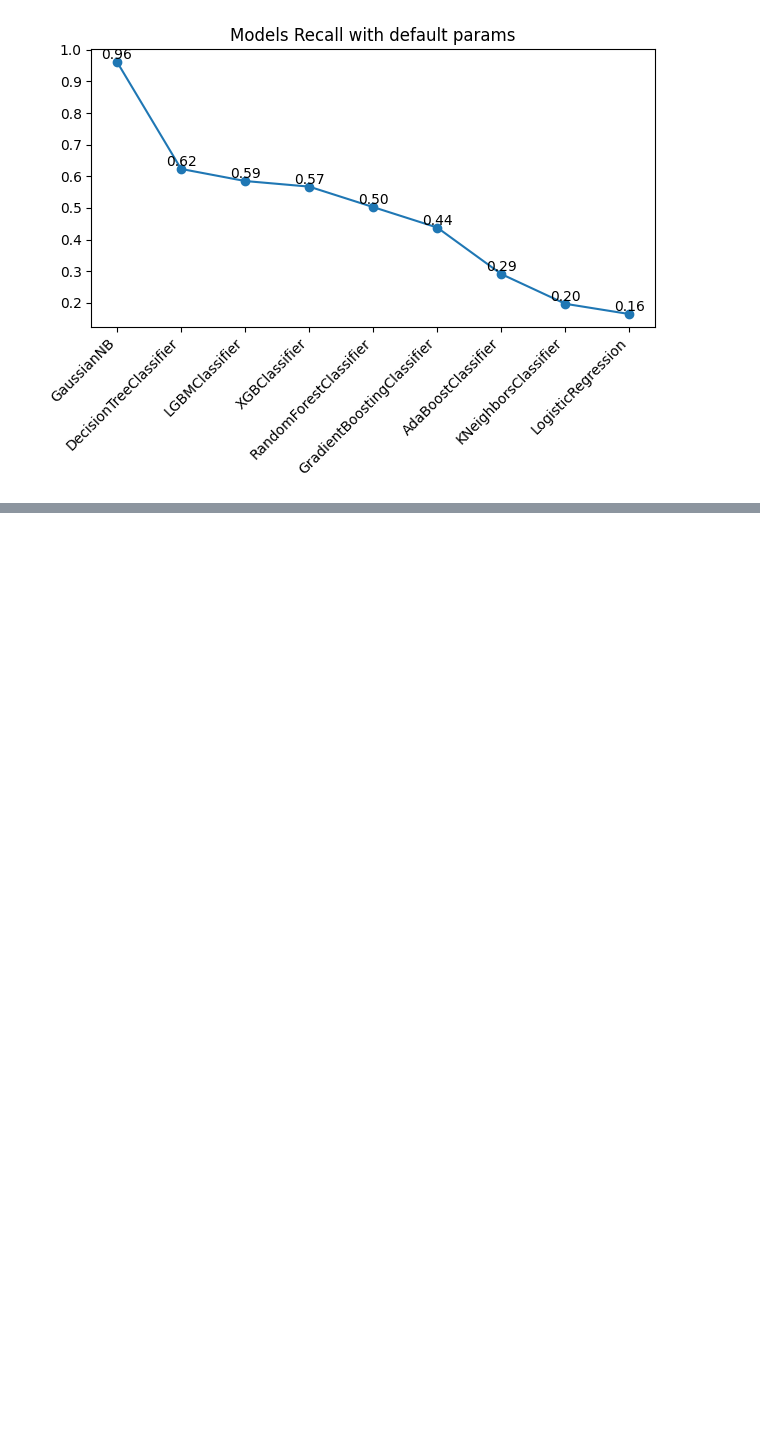
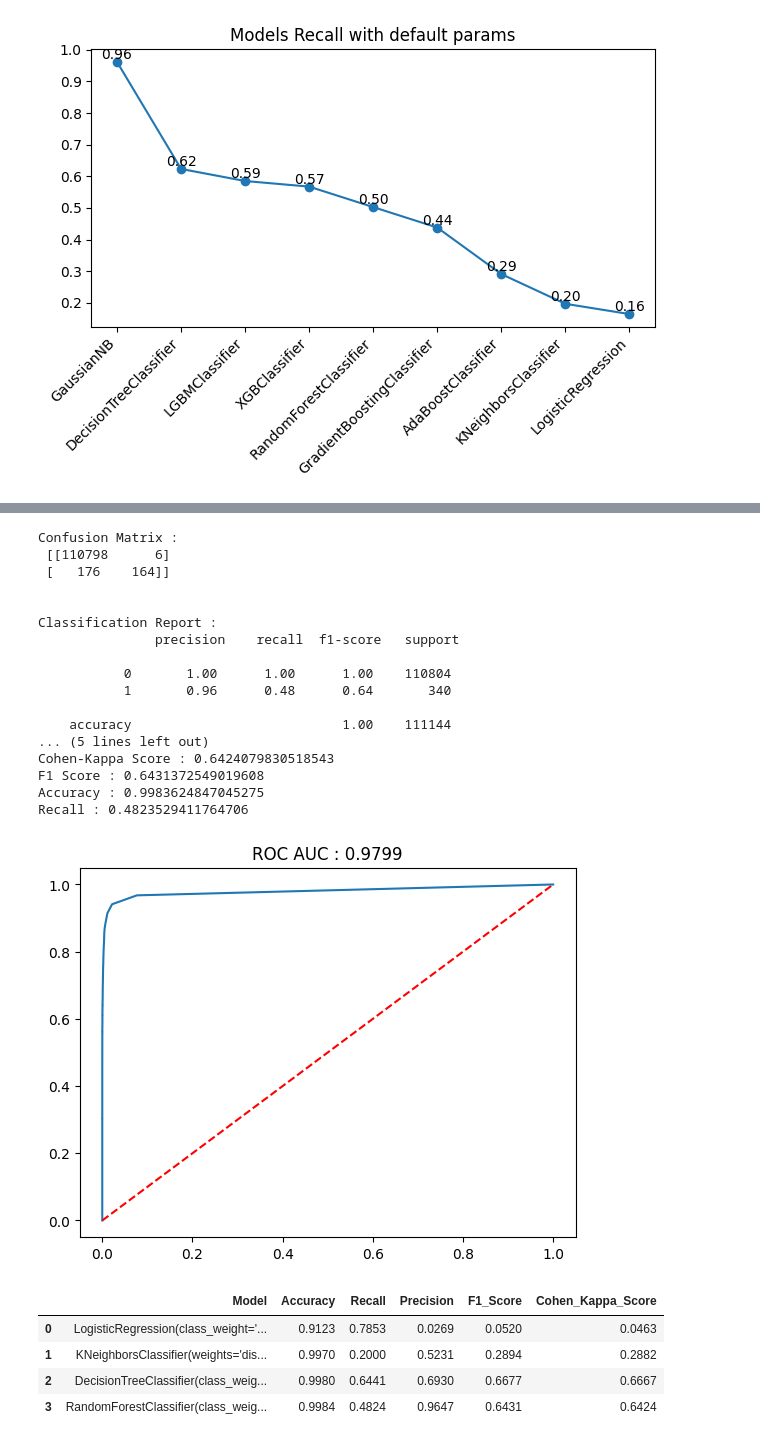
Before and after one commit to Shubham-S151/End-to-End-MLOps-Pipeline, a Jupyter notebook: notebooks/Credit_Card_Fraud_Data/7_Model_Training.ipynb, the cells around one changed output, grey strips where cells are left out. Cells and saved outputs as stored; diff of their text form; code cells hidden in the pictures; blank space fills up the shorter version.

```diff
--- a/notebooks/Credit_Card_Fraud_Data/7_Model_Training.ipynb
+++ b/notebooks/Credit_Card_Fraud_Data/7_Model_Training.ipynb
@@ -477,0 +604,27 @@ plt.tight_layout()
+# %%
+classification_model_scores(RandomForestClassifier(class_weight="balanced"),x_train
+                            ,y_train,x_test,y_test)
+# %% [output]
+Confusion Matrix :
+ [[110798      6]
+ [   176    164]]
+
+
+Classification Report :
+               precision    recall  f1-score   support
+
+           0       1.00      1.00      1.00    110804
+           1       0.96      0.48      0.64       340
+
+    accuracy                           1.00    111144
+... (5 lines left out)
+Cohen-Kappa Score : 0.6424079830518543
+F1 Score : 0.6431372549019608
+Accuracy : 0.9983624847045275
+Recall : 0.4823529411764706
+[figure, added]
+|  | Model | Accuracy | Recall | Precision | F1_Score | Cohen_Kappa_Score |
+| 0 | LogisticRegression(class_weight='... | 0.9123 | 0.7853 | 0.0269 | 0.0520 | 0.0463 |
+| 1 | KNeighborsClassifier(weights='dis... | 0.9970 | 0.2000 | 0.5231 | 0.2894 | 0.2882 |
+| 2 | DecisionTreeClassifier(class_weig... | 0.9980 | 0.6441 | 0.6930 | 0.6677 | 0.6667 |
+| 3 | RandomForestClassifier(class_weig... | 0.9984 | 0.4824 | 0.9647 | 0.6431 | 0.6424 |
```
Also changed, not shown: parts of 10 cells of this notebook, 4 other files.
